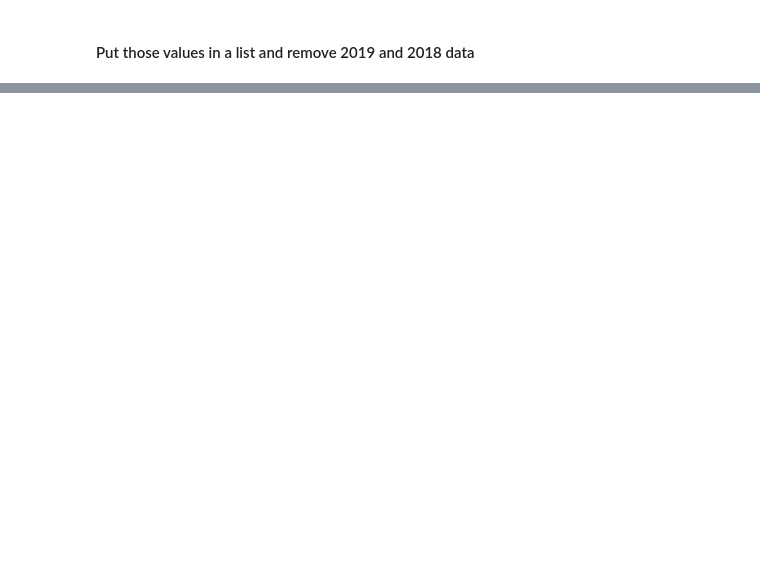
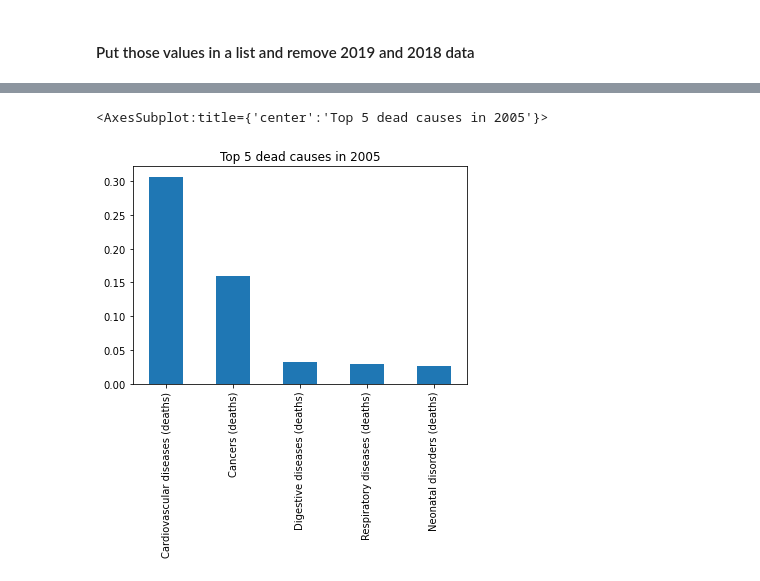
Before and after one commit to Juanarcidiacono/Main-deaths-causes-in-Argentina, a Jupyter notebook: Deads.ipynb, the cells around one changed output, grey strips where cells are left out. Cells and saved outputs as stored; diff of their text form; code cells hidden in the pictures; blank space fills up the shorter version.

```diff
--- a/Deads.ipynb
+++ b/Deads.ipynb
@@ -124,0 +118,6 @@ popList
+# %%
+for year in range(1990,2018):
+    pos =+ 1
+    causesArg.loc[year] = 100*(causesArg.loc[year]/popList[pos+1][0])
+# %%
+causesArg_rel = causesArg
@@ -124,0 +149,9 @@ popList
+# %%
+causesArg_rel = causesArg_rel.transpose()
+# %%
+DATA = causesArg_rel.nlargest(5,1990)
+DATA[1990]
+DATA[1990].plot(kind='bar',title=f'Top 5 dead causes in {2005}')
+# %% [output]
+<AxesSubplot:title={'center':'Top 5 dead causes in 2005'}>
+[figure, added]
```
Also changed, not shown: parts of 15 cells of this notebook.
